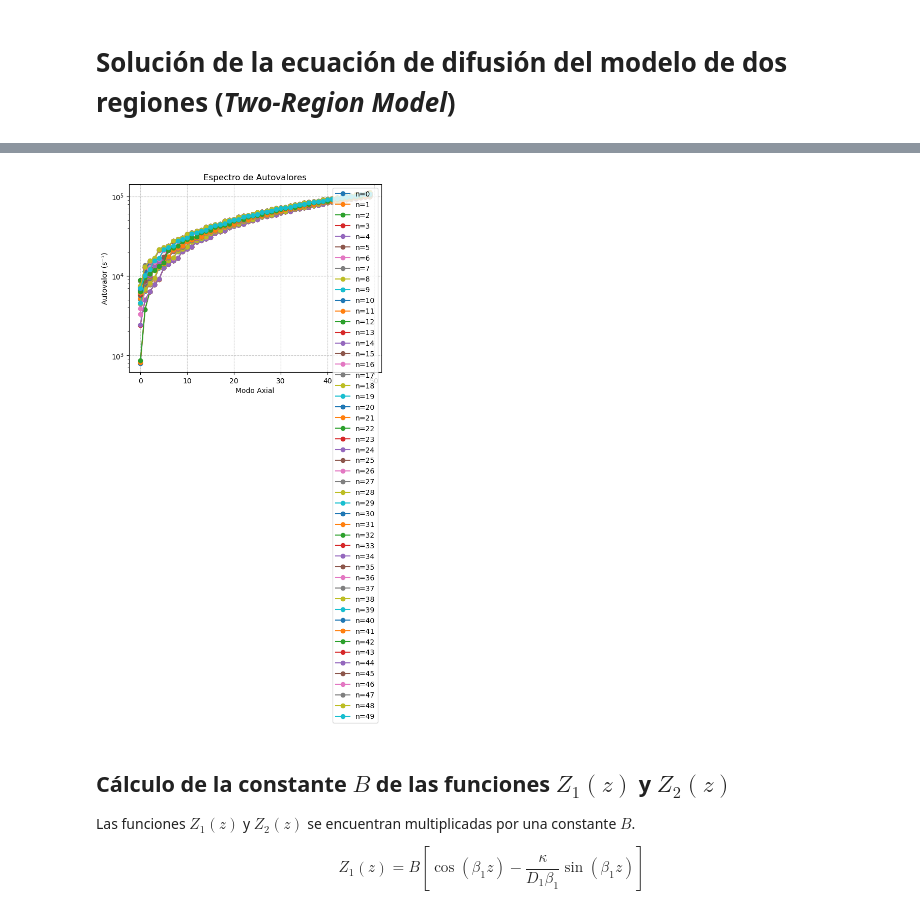
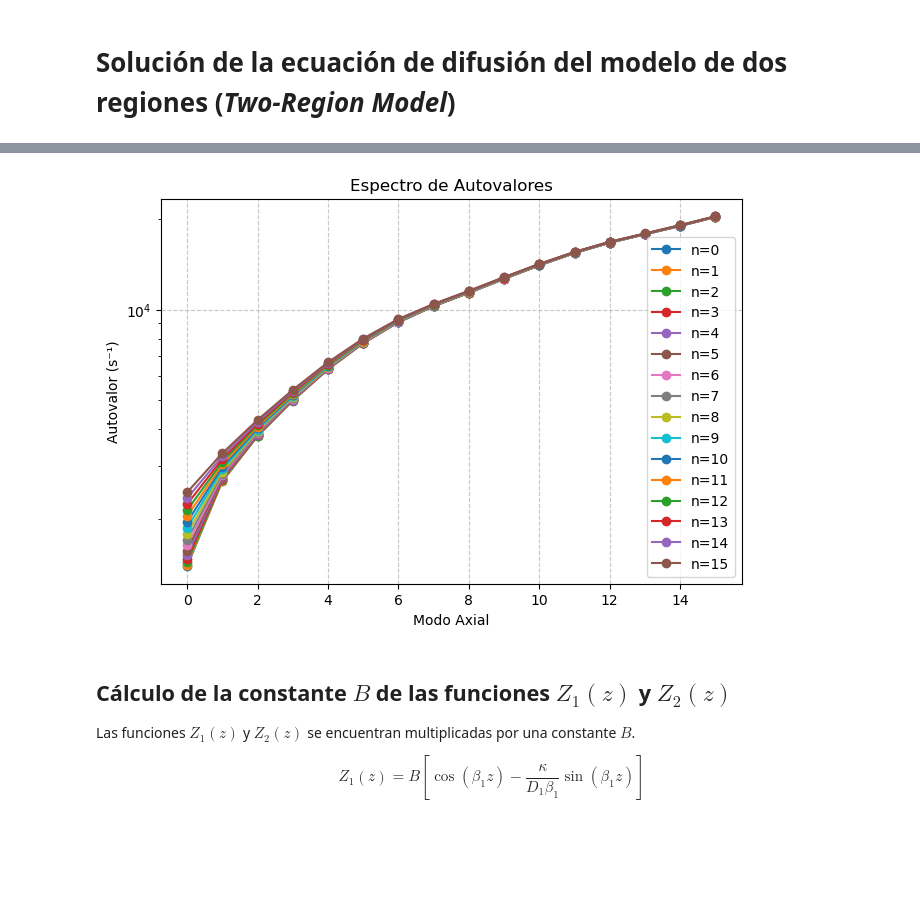
Before and after one commit to allanyst/tfm-efectos-superficie-nano-rmn, a Jupyter notebook: TFM_TwoRegionModel.ipynb, the cells around one changed output, grey strips where cells are left out. Cells and saved outputs as stored; diff of their text form; code cells hidden in the pictures; blank space fills up the shorter version.

```diff
--- a/TFM_TwoRegionModel.ipynb
+++ b/TFM_TwoRegionModel.ipynb
@@ -16,8 +16,8 @@ z_c = 10             # nm (altura de la interfaz)
 L = 100              # nm (altura total)
 R = 1000             # nm (radio del cilindro)
 kappa = 1            # nm/s coeficiente de absorción superficial
-n_modes_radial = 50  # Número de modos radiales
-m_max = 50           # Número de modos axiales por modo radial
+n_modes_radial = 16  # Número de modos radiales
+m_max = 16           # Número de modos axiales por modo radial
 N_z = 1000           # Número de nodos en z
 # %%
 ##############################################################################
@@ -58,11 +58,22 @@ def transcendental_eq(Lambda, alpha_n):
     beta_1_sq = (Lambda**2 - alpha_n**2 * D1) / D1
     beta_2_sq = (Lambda**2 - alpha_n**2 * D2) / D2
 
-    if beta_1_sq < 0 or beta_2_sq < 0:
-        return np.inf  # Evitar raíces complejas
+    # if beta_1_sq < 0 or beta_2_sq < 0:
+    #     return np.inf  # Evitar raíces complejas
 
     beta_1 = np.sqrt(beta_1_sq)
     beta_2 = np.sqrt(beta_2_sq)
 
     # Ecuación con κ=0 simplificada
-    return (D1 * beta_1-kappa*D2*beta_2/D1/beta_1) * np.sin(beta_1 * z_c) + (kappa**beta_1+D2 * beta_2*np.tan(beta_2 * (L - z_c))) * np.cos(beta_1 * z_c)
+    return (D1 * beta_1*np.cos(beta_2*(L-z_c))-kappa*D2*beta_2/D1/beta_1*np.sin(beta_2*(L-z_c))) * np.sin(beta_1 * z_c) + (kappa**beta_1*np.cos(beta_2*(L-z_c))+D2 * beta_2*np.sin(beta_2 * (L - z_c))) * np.cos(beta_1 * z_c)
+# %%
+plt.figure(figsize=(7.5,5))
+for n in range(n_modes_radial):
+    Lambda=np.linspace(alpha_n[n]*np.sqrt(D2)+1e-3,2e4+alpha_n[n]*np.sqrt(D2)+1e-3,1000)
+    plt.plot(Lambda,transcendental_eq(Lambda,alpha_n[n]),label=f'n={n}')
+plt.legend()
+plt.title("Modos de la ecuación trascendental")
+plt.ylabel("Valor de la ecuación transcendental")
+plt.xlabel(r"$\Lambda$")
+plt.axhline(0, color='red', linestyle='--')
+plt.yscale('symlog', linthresh=1e-6)
@@ -108,18 +113,19 @@ eigenvalues = np.array(eigenvalues)
 # %%
 # Graficar espectro de autovalores
+plt.figure(figsize=(7.5,5))
 for n in range(n_modes_radial):
-    evals = eigenvalues[n]
+    evals = eigenvalues_ax[n]
     plt.semilogy(evals, 'o-', label=f'n={n}')
 plt.xlabel('Modo Axial')
 plt.ylabel('Autovalor (s⁻¹)')
 plt.title('Espectro de Autovalores')
 plt.legend()
 plt.grid(ls='--', alpha=0.7)
 plt.savefig('figuras/eigenvalues_tworegion.pdf', bbox_inches='tight')
 plt.show()
 plt.close()
 # %% [output]
-[figure, old version]
+[figure, new version]
 # %% [markdown]
 ## Cálculo de la constante $B$ de las funciones $Z_1(z)$ y $Z_2(z)$
 
```
Also changed, not shown: parts of 10 cells of this notebook, 39 other files.
